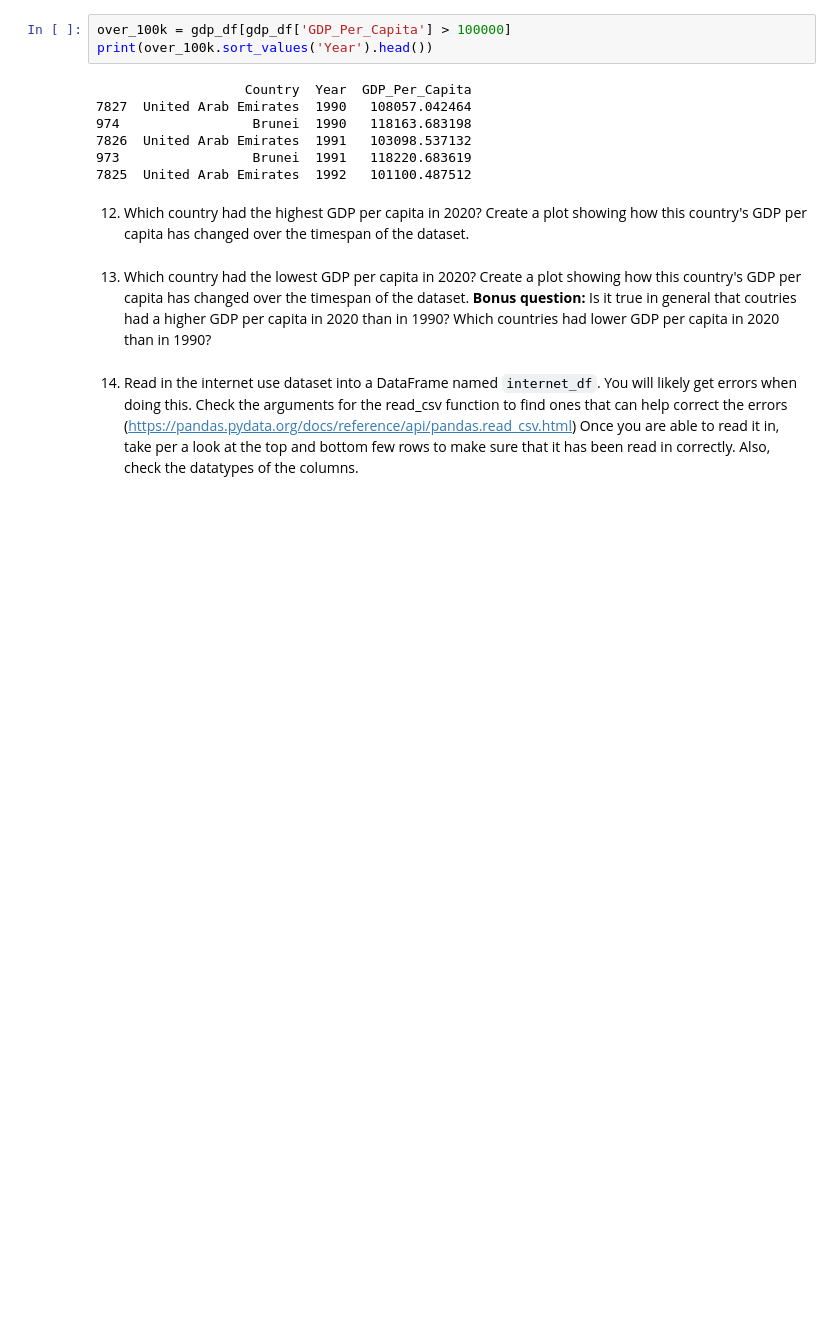
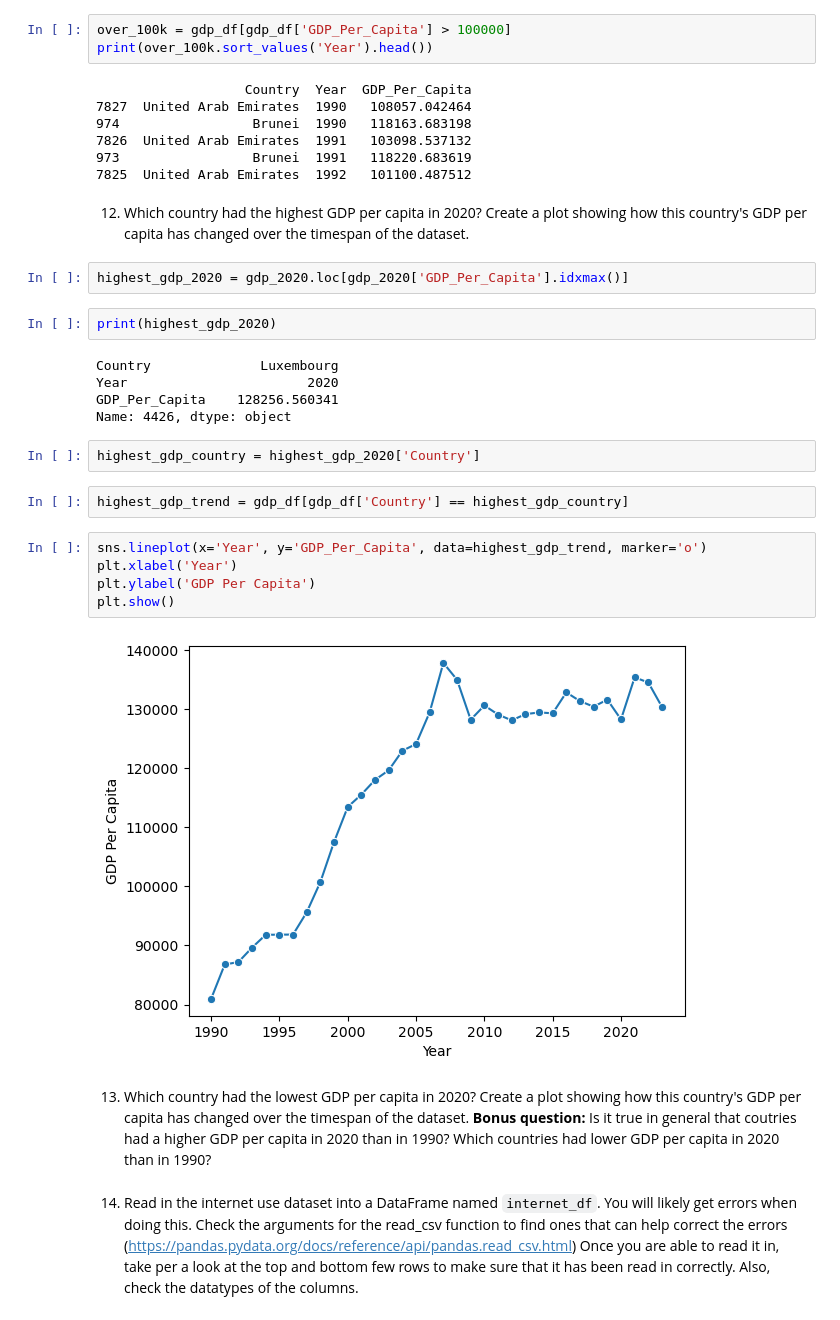
Before and after one commit to NSS-Data-Analytics-Cohort-14/gdp-and-internet-usage-alaurarobinson, a Jupyter notebook: notebooks/alrobinson_un_data.ipynb, the cells around one changed output. Saved outputs shown, nothing was run; the diff lists cells and outputs as text; blank space fills up the shorter version.

```diff
--- a/notebooks/alrobinson_un_data.ipynb
+++ b/notebooks/alrobinson_un_data.ipynb
@@ -183,6 +183,26 @@ print(over_100k.sort_values('Year').head())
 7825  United Arab Emirates  1992   101100.487512
 # %% [markdown]
 12. Which country had the highest GDP per capita in 2020? Create a plot showing how this country's GDP per capita has changed over the timespan of the dataset.
+# %%
+highest_gdp_2020 = gdp_2020.loc[gdp_2020['GDP_Per_Capita'].idxmax()]
+# %%
+print(highest_gdp_2020)
+# %% [output]
+Country              Luxembourg
+Year                       2020
+GDP_Per_Capita    128256.560341
+Name: 4426, dtype: object
+# %%
+highest_gdp_country = highest_gdp_2020['Country']
+# %%
+highest_gdp_trend = gdp_df[gdp_df['Country'] == highest_gdp_country]
+# %%
+sns.lineplot(x='Year', y='GDP_Per_Capita', data=highest_gdp_trend, marker='o')
+plt.xlabel('Year')
+plt.ylabel('GDP Per Capita')
+plt.show()
+# %% [output]
+[figure, added]
 # %% [markdown]
 13. Which country had the lowest GDP per capita in 2020? Create a plot showing how this country's GDP per capita has changed over the timespan of the dataset. **Bonus question:** Is it true in general that coutries had a higher GDP per capita in 2020 than in 1990? Which countries had lower GDP per capita in 2020 than in 1990?
 # %% [markdown]
```
